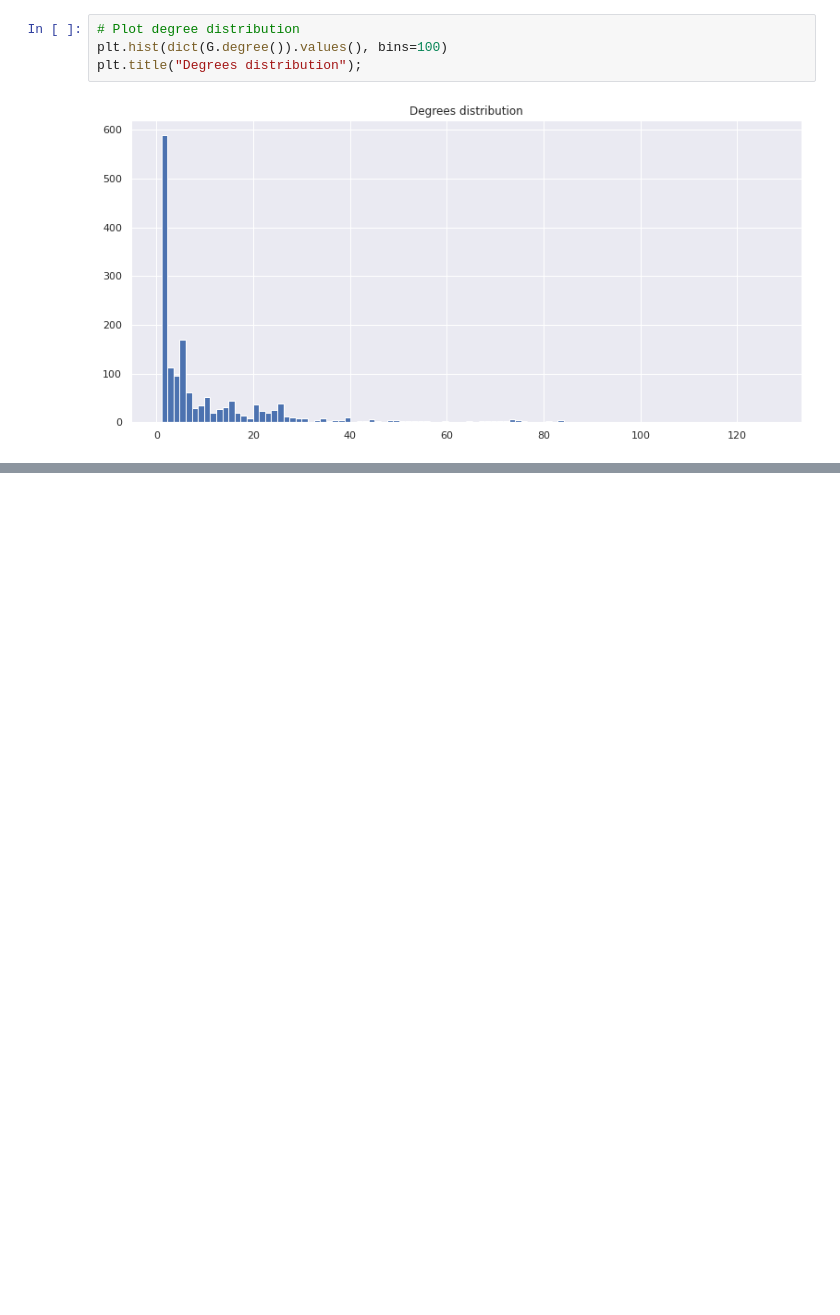
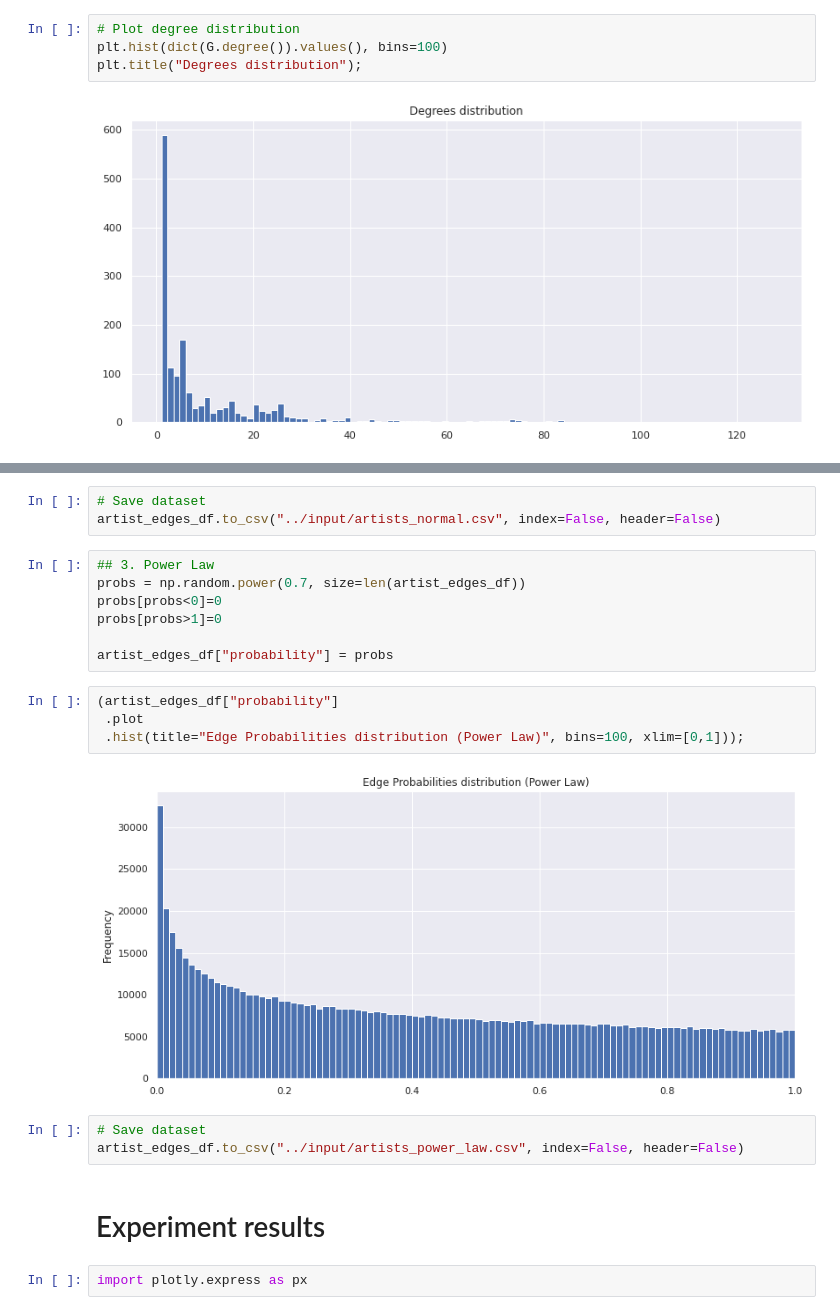
Before and after one commit to papaemman/Mining-of-Massive-Datasets-AUTh, a Jupyter notebook: notebooks/EDA_graph_data.ipynb, the cells around one changed output, grey strips where cells are left out. Cells and saved outputs as stored; diff of their text form; blank space fills up the shorter version.

```diff
--- a/notebooks/EDA_graph_data.ipynb
+++ b/notebooks/EDA_graph_data.ipynb
@@ -92,0 +156,23 @@ nx.draw_spring(G, node_size=100, node_color="#00C98D", with_labels=False)
+# %%
+# Save dataset
+artist_edges_df.to_csv("../input/artists_normal.csv", index=False, header=False)
+# %%
+## 3. Power Law
+probs = np.random.power(0.7, size=len(artist_edges_df))
+probs[probs<0]=0
+probs[probs>1]=0
+
+artist_edges_df["probability"] = probs
+# %%
+(artist_edges_df["probability"]
+ .plot
+ .hist(title="Edge Probabilities distribution (Power Law)", bins=100, xlim=[0,1]));
+# %% [output]
+[figure, added]
+# %%
+# Save dataset
+artist_edges_df.to_csv("../input/artists_power_law.csv", index=False, header=False)
+# %% [markdown]
+# Experiment results
+# %%
+import plotly.express as px
```
Also changed, not shown: parts of 26 cells of this notebook, 18 other files.
